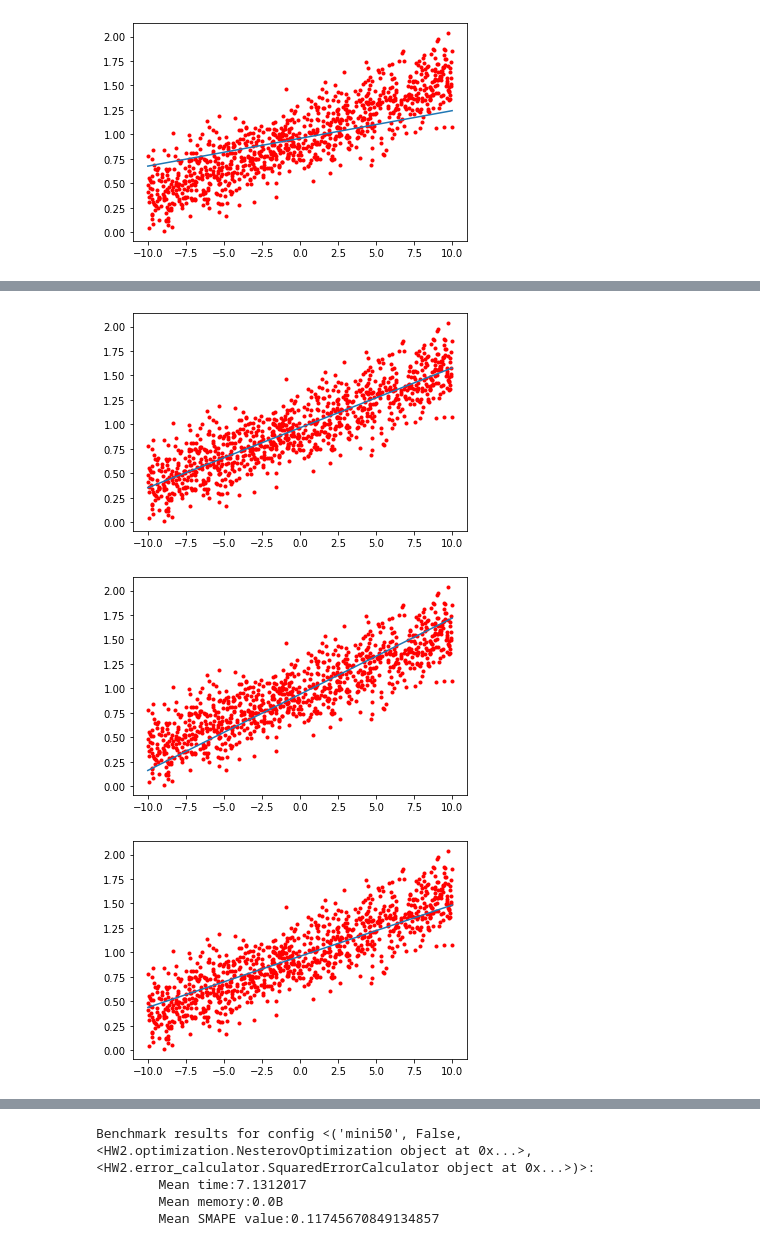
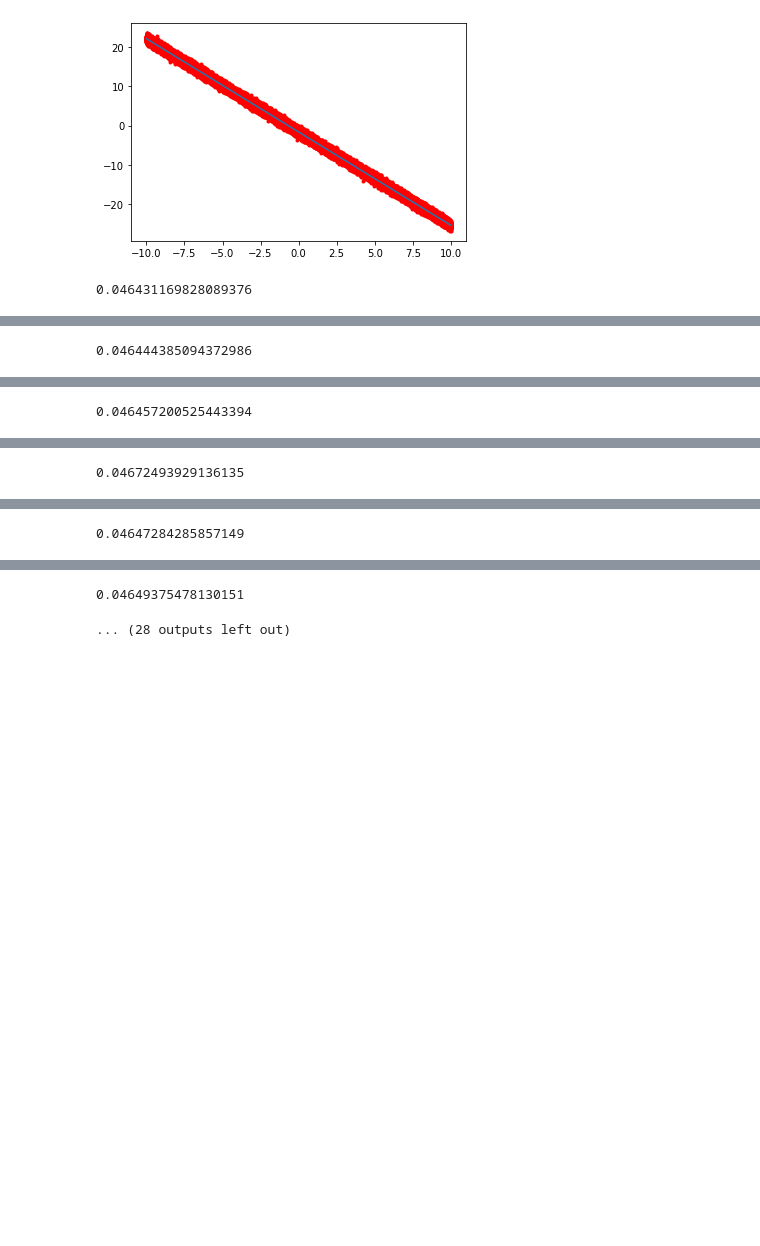
Before and after one commit to EasySocHacks/Optimization-Methods-IFMO, a Jupyter notebook: HW2/research.ipynb, the cells around one changed output, grey strips where cells are left out. Cells and saved outputs as stored; diff of their text form; code cells hidden in the pictures; blank space fills up the shorter version.

```diff
--- a/HW2/research.ipynb
+++ b/HW2/research.ipynb
@@ -7,7 +7,7 @@ from HW2.sgd import minibatch_gd, normalised_mini
 from HW2.visualization import visualize_regression_point, visualize_line
 import numpy as np
 # %%
-f, points = generate_regression(point_count=1000, y_scale=0.2)
+f, points = generate_regression(point_count=100000, scale=4, y_scale=0.5)
 
 visualize_regression_point(f, points)
 # %% [output]
@@ -86,9 +86,11 @@ Benchmark results for config <('svd', False, <HW2.optimization.NesterovOptimizat
 # %%
-index = storage.add_benchmark_config(batch_size='mini50', optimiser=NesterovOptimization(0.5))
+index = storage.add_benchmark_config(batch_size='mini200', optimiser=NesterovOptimization(0.5))
 for _ in range(10):
-    ab, meta = minibatch_gd(points, batch_size=50)
+    ab, meta = minibatch_gd(points, batch_size=200)
     storage.add_benchmark_result(index, meta)
     visualize_line(ab, points)
+    print(meta['smape'])
 print(storage.get_benchmark_results(index))
 # %% [output]
-[figure, old version]
+[figure, new version]
+0.046431169828089376
@@ -95,0 +98 @@ print(storage.get_benchmark_results(index))
+0.046444385094372986
@@ -96,0 +100 @@ print(storage.get_benchmark_results(index))
+0.046457200525443394
@@ -97,0 +102 @@ print(storage.get_benchmark_results(index))
+0.04672493929136135
@@ -98,0 +104 @@ print(storage.get_benchmark_results(index))
+0.04647284285857149
@@ -100,3 +105,0 @@ print(storage.get_benchmark_results(index))
-[figure, removed]
-[figure, removed]
-[figure, removed]
@@ -104,4 +106,2 @@ print(storage.get_benchmark_results(index))
-Benchmark results for config <('mini50', False, <HW2.optimization.NesterovOptimization object at 0x...>, <HW2.error_calculator.SquaredErrorCalculator object at 0x...>)>:
-        Mean time:7.1312017
-        Mean memory:0.0B
-        Mean SMAPE value:0.11745670849134857
+0.04649375478130151
+... (28 outputs left out)
```
Also changed, not shown: parts of 7 cells of this notebook, 2 other files.
